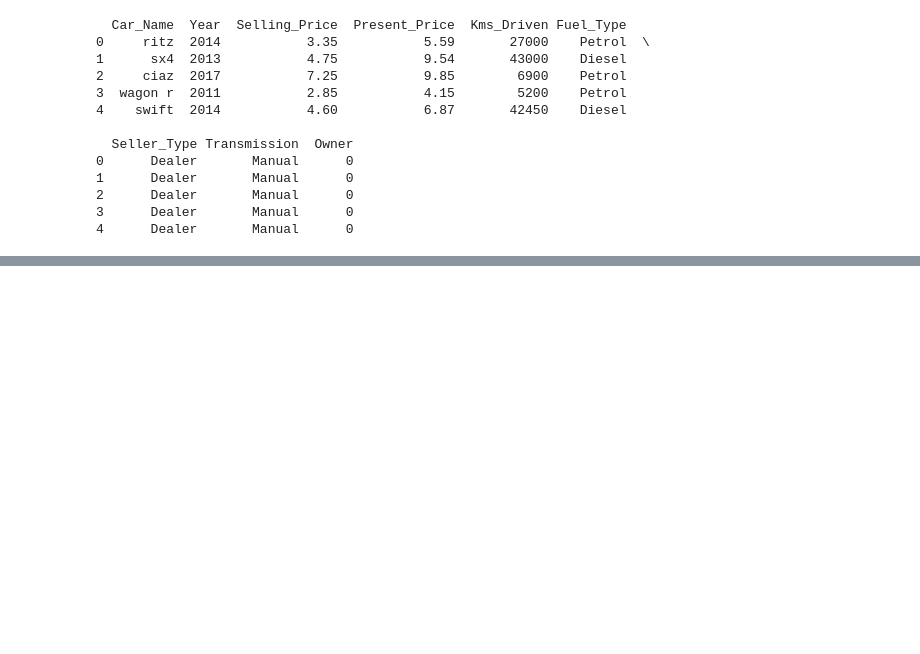
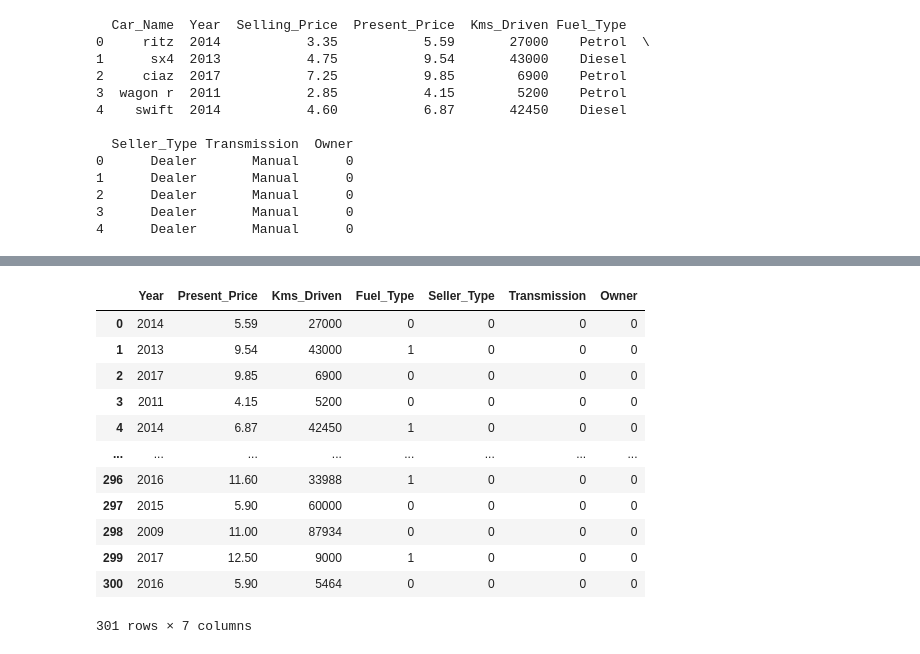
Before and after one commit to thekshitiz/Car-price-prediction, a Jupyter notebook: hello.ipynb, the cells around one changed output, grey strips where cells are left out. Saved outputs shown, nothing was run; the diff lists cells and outputs as text; code cells hidden in the pictures; blank space fills up the shorter version.

```diff
--- a/hello.ipynb
+++ b/hello.ipynb
@@ -31,0 +102,8 @@ print(df.head())
+# %%
+# label encoding the values
+
+df.replace({'Fuel_Type':{'Petrol':0, 'Diesel':1, 'CNG':2}}, inplace=True)
+# %%
+df.replace({'Seller_Type':{'Dealer':0, 'Individual':1}}, inplace=True)
+# %%
+df.replace({'Transmission':{'Manual':0, 'Automatic':1}}, inplace=True)
@@ -31,0 +119,2 @@ print(df.head())
+# %%
+x = df.drop(['Car_Name', 'Selling_Price'], axis=1)
@@ -31,0 +123,16 @@ print(df.head())
+# %%
+x
+# %% [output]
+|  | Year | Present_Price | Kms_Driven | Fuel_Type | Seller_Type | Transmission | Owner |
+| 0 | 2014 | 5.59 | 27000 | 0 | 0 | 0 | 0 |
+| 1 | 2013 | 9.54 | 43000 | 1 | 0 | 0 | 0 |
+| 2 | 2017 | 9.85 | 6900 | 0 | 0 | 0 | 0 |
+| 3 | 2011 | 4.15 | 5200 | 0 | 0 | 0 | 0 |
+| 4 | 2014 | 6.87 | 42450 | 1 | 0 | 0 | 0 |
+| ... | ... | ... | ... | ... | ... | ... | ... |
+| 296 | 2016 | 11.60 | 33988 | 1 | 0 | 0 | 0 |
+| 297 | 2015 | 5.90 | 60000 | 0 | 0 | 0 | 0 |
+| 298 | 2009 | 11.00 | 87934 | 0 | 0 | 0 | 0 |
+| 299 | 2017 | 12.50 | 9000 | 1 | 0 | 0 | 0 |
+| 300 | 2016 | 5.90 | 5464 | 0 | 0 | 0 | 0 |
+301 rows × 7 columns
```
Also changed, not shown: parts of 20 cells of this notebook.
